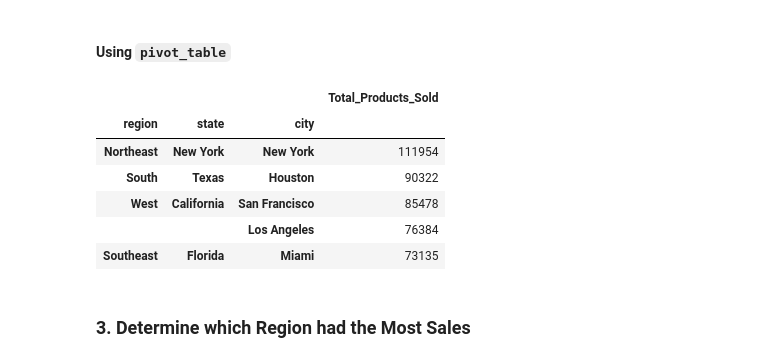
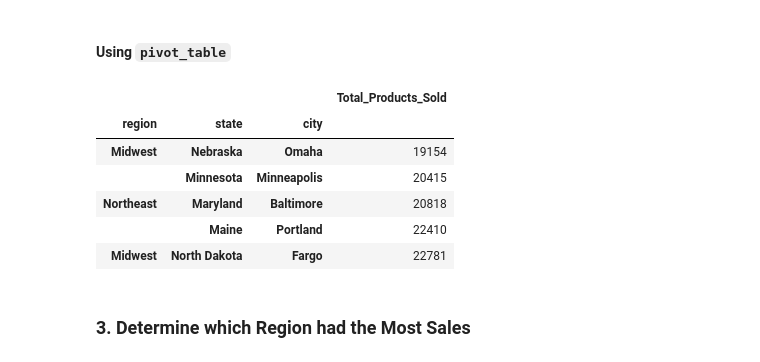
Before and after one commit to afine5/athletic_sales_analysis, a Jupyter notebook: athletic_sales_analysis.ipynb, the cells around one changed output. Saved outputs shown, nothing was run; the diff lists cells and outputs as text; code cells hidden in the pictures.

```diff
--- a/athletic_sales_analysis.ipynb
+++ b/athletic_sales_analysis.ipynb
@@ -202,9 +202,10 @@ memory usage: 979.4+ KB
 # %%
 # Show the number products sold for region, state, and city.
 # Rename the sum to "Total_Products_Sold".
-
+total_products_sold_df = combined_sales_df.groupby(['region', 'state', 'city'])['units_sold'].agg(Total_Products_Sold=('sum'))
 
 # Show the top 5 results.
+total_products_sold_df.sort_values(by=(['Total_Products_Sold']), ascending=False).head()
 # %% [output]
 |  |  |  | Total_Products_Sold |
 | region | state | city |  |
@@ -218,19 +219,20 @@ memory usage: 979.4+ KB
 # %%
 # Show the number products sold for region, state, and city.
 
 
 # Rename the "units_sold" column to "Total_Products_Sold"
-
+combined_sales_df.rename(columns={'units_sold': 'Total_Products_Sold'}, inplace=True)
 
 # Show the top 5 results.
+total_products_sold_df.sort_values(by=(['Total_Products_Sold']), ascending=True).head()
 # %% [output]
 |  |  |  | Total_Products_Sold |
 | region | state | city |  |
-| Northeast | New York | New York | 111954 |
-| South | Texas | Houston | 90322 |
-| West | California | San Francisco | 85478 |
-|  |  | Los Angeles | 76384 |
-| Southeast | Florida | Miami | 73135 |
+| Midwest | Nebraska | Omaha | 19154 |
+|  | Minnesota | Minneapolis | 20415 |
+| Northeast | Maryland | Baltimore | 20818 |
+|  | Maine | Portland | 22410 |
+| Midwest | North Dakota | Fargo | 22781 |
 # %% [markdown]
 ### 3. Determine which Region had the Most Sales
 # %% [markdown]
```
Also changed, not shown: parts of 11 cells of this notebook, 1 other file.
